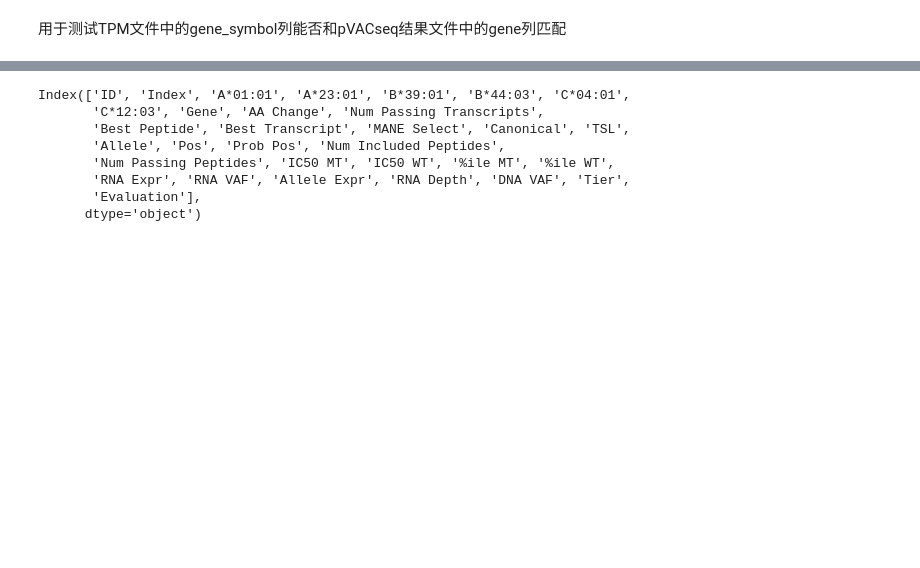
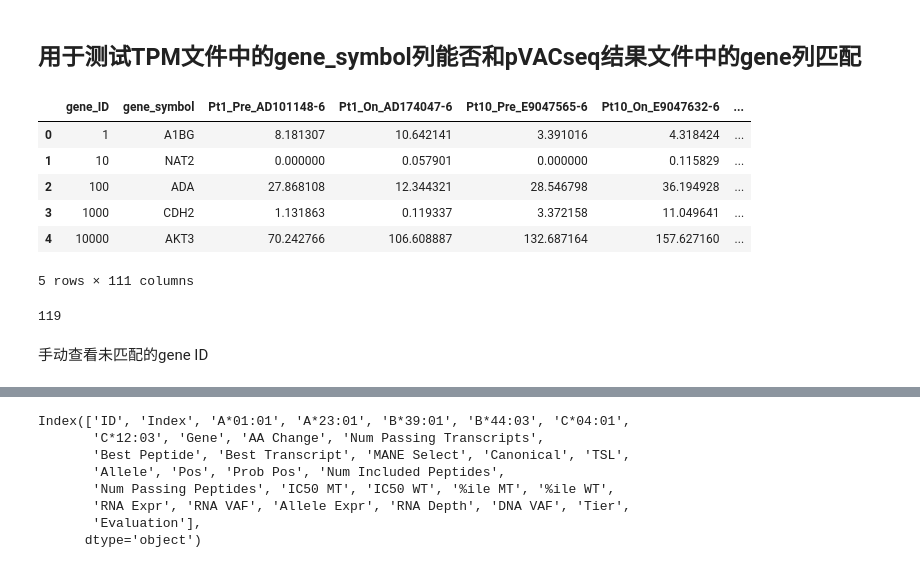
Before and after one commit to Ethanlong2000/Capstone-Project, a Jupyter notebook: script/gene_name_paired.ipynb, the cells around one changed output, grey strips where cells are left out. Drawn from its saved outputs; the diff is of its cells as text; code cells hidden in the pictures; blank space fills up the shorter version.

```diff
--- a/script/gene_name_paired.ipynb
+++ b/script/gene_name_paired.ipynb
@@ -1,8 +1,19 @@
 # %% [markdown]
-用于测试TPM文件中的gene_symbol列能否和pVACseq结果文件中的gene列匹配
+## 用于测试TPM文件中的gene_symbol列能否和pVACseq结果文件中的gene列匹配
 # %%
 import pandas as pd
 import os
 # %%
 TPM_path='/work/longyh/BY/processed/GSE91061_BMS038109Sample.hg19KnownGene.tpm_with_symbol.csv'
-tpm=pd.read_csv(TPM_path,index_col=0)
+# tpm=pd.read_csv(TPM_path,index_col=0)
+tpm=pd.read_csv(TPM_path)
+# %%
+tpm.head()
+# %% [output]
+|  | gene_ID | gene_symbol | Pt1_Pre_AD101148-6 | Pt1_On_AD174047-6 | Pt10_Pre_E9047565-6 | Pt10_On_E9047632-6 | ... |
+| 0 | 1 | A1BG | 8.181307 | 10.642141 | 3.391016 | 4.318424 | ... |
+| 1 | 10 | NAT2 | 0.000000 | 0.057901 | 0.000000 | 0.115829 | ... |
+| 2 | 100 | ADA | 27.868108 | 12.344321 | 28.546798 | 36.194928 | ... |
+| 3 | 1000 | CDH2 | 1.131863 | 0.119337 | 3.372158 | 11.049641 | ... |
+| 4 | 10000 | AKT3 | 70.242766 | 106.608887 | 132.687164 | 157.627160 | ... |
+5 rows × 111 columns
@@ -8,0 +26,4 @@ tpm=pd.read_csv(TPM_path,index_col=0)
+# %%
+len(na_gene_ID)
+# %% [output]
+119
@@ -8,0 +35,2 @@ tpm=pd.read_csv(TPM_path,index_col=0)
+# %% [markdown]
+手动查看未匹配的gene ID
```
Also changed, not shown: parts of 28 cells of this notebook, 5 other files.
